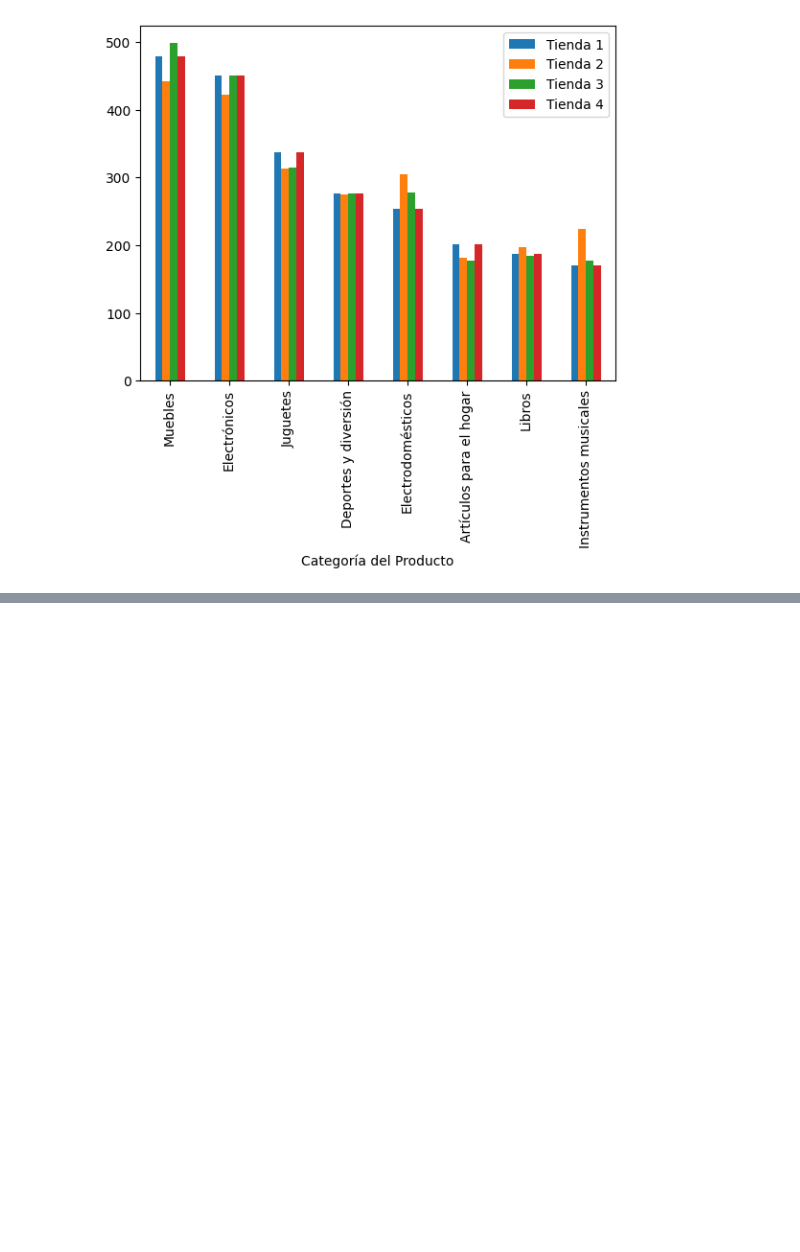
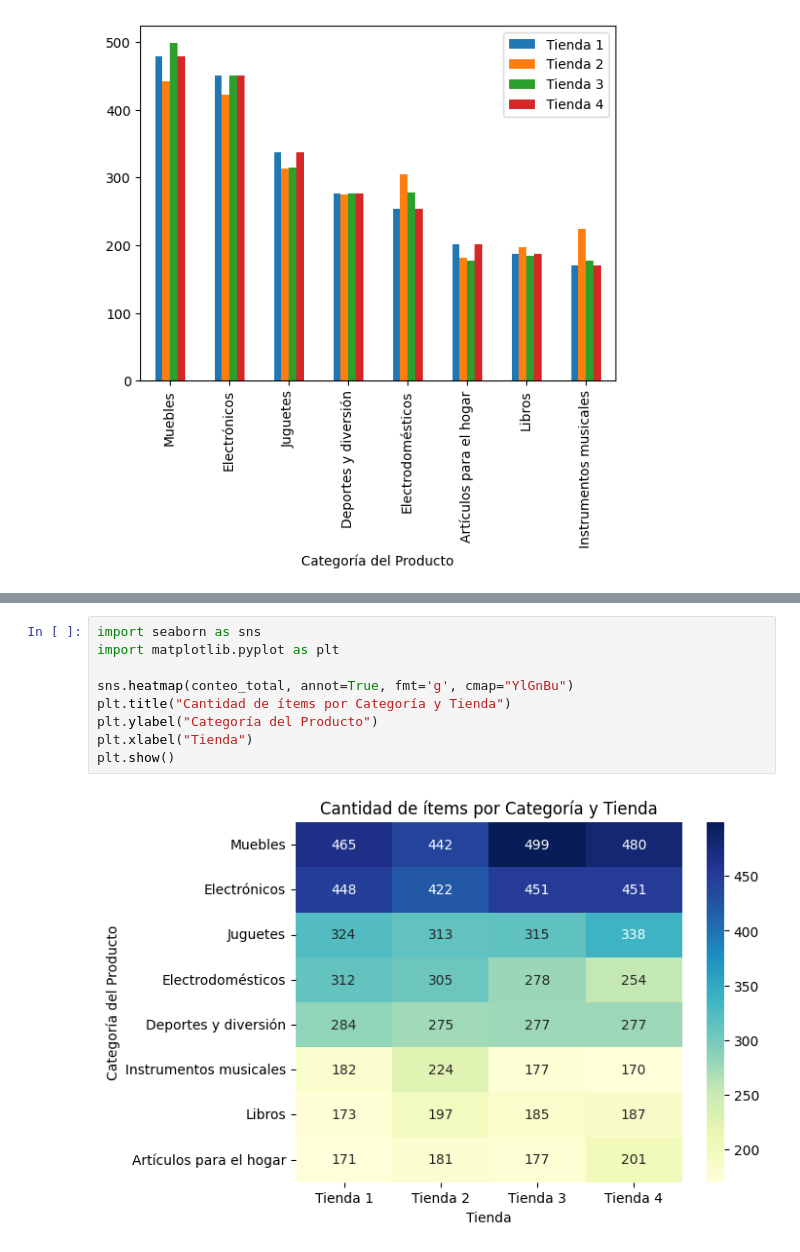
Before and after one commit to Nolram23/challenge1-data-science-latam, a Jupyter notebook: AluraStoreLatam.ipynb, the cells around one changed output, grey strips where cells are left out. Drawn from its saved outputs; the diff is of its cells as text; blank space fills up the shorter version.

```diff
--- a/AluraStoreLatam.ipynb
+++ b/AluraStoreLatam.ipynb
@@ -269,0 +283,11 @@ conteo_total.plot(kind='bar')
+# %%
+import seaborn as sns
+import matplotlib.pyplot as plt
+
+sns.heatmap(conteo_total, annot=True, fmt='g', cmap="YlGnBu")
+plt.title("Cantidad de ítems por Categoría y Tienda")
+plt.ylabel("Categoría del Producto")
+plt.xlabel("Tienda")
+plt.show()
+# %% [output]
+[figure, added]
```
Also changed, not shown: parts of 8 cells of this notebook.
